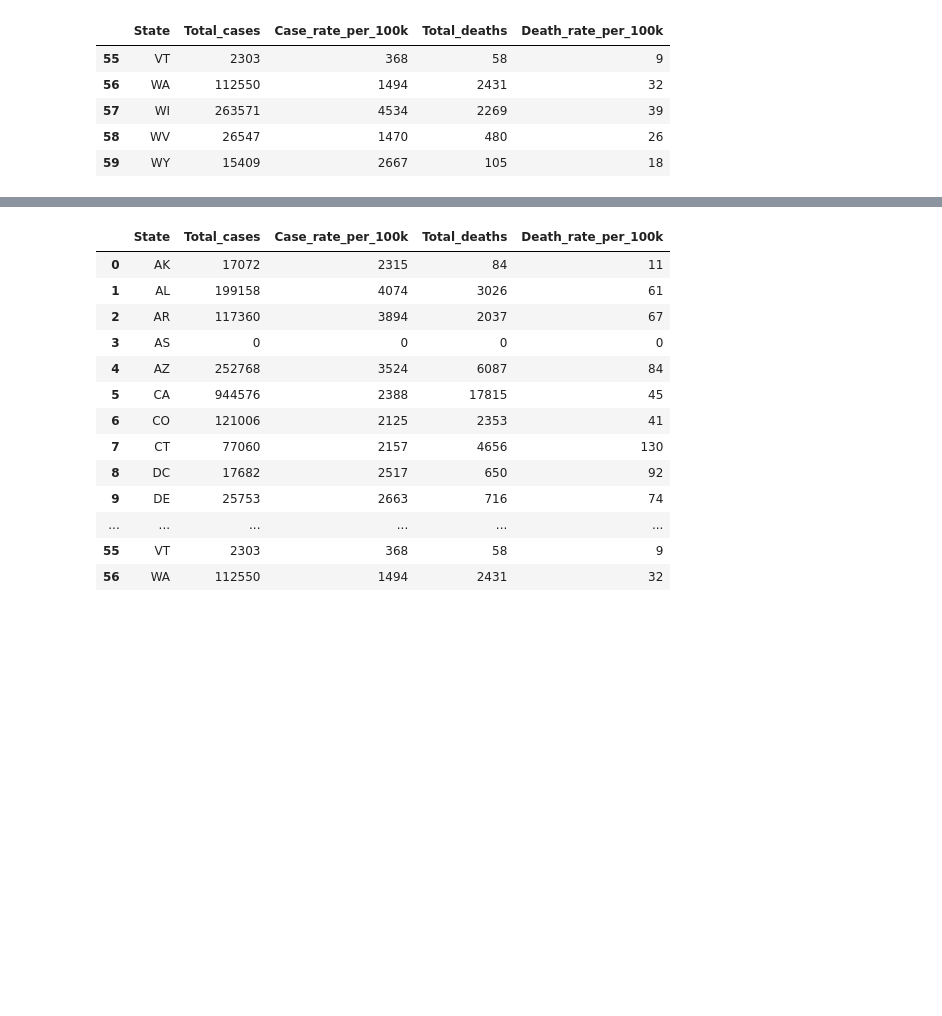
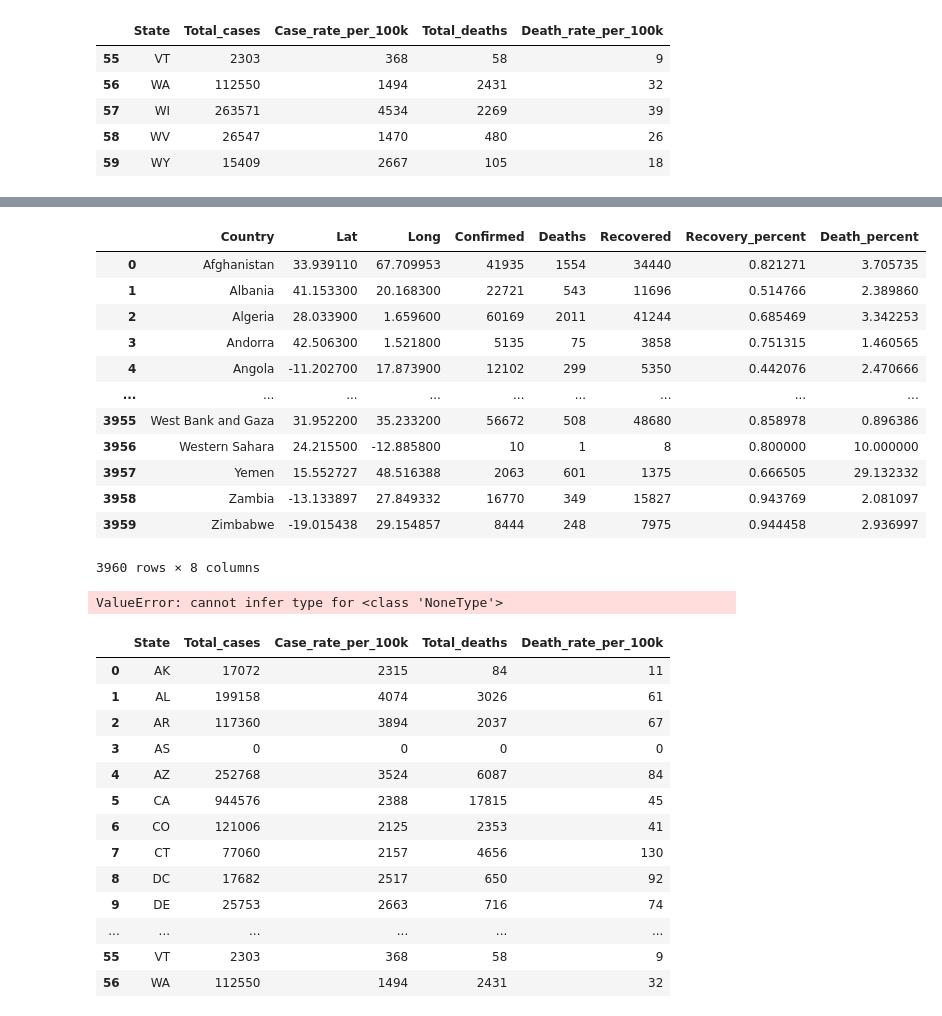
Before and after one commit to lazambrano/Project_2_COVID-19, a Jupyter notebook: analysis.ipynb, the cells around one changed output, grey strips where cells are left out. Cells and saved outputs as stored; diff of their text form; code cells hidden in the pictures; blank space fills up the shorter version.

```diff
--- a/analysis.ipynb
+++ b/analysis.ipynb
@@ -168,0 +261,5 @@ covid_stats_df.tail()
+# %%
+for index, row in us_covid_df.iterrows():
+    us_covid_df.loc[index, "State"] = us_state_abbrev[row[0]]
+
+us_covid_df.head()
@@ -168,0 +305,4 @@ covid_stats_df.tail()
+# %%
+file = "data/World_COVID-19_Stats.csv"
+world_covid_df = pd.read_csv(file)
+world_covid_df.head()
@@ -168,0 +316,3 @@ covid_stats_df.tail()
+# %%
+world_covid_df = world_covid_df[["Country_Region", "Lat", "Long_", "Confirmed", "Deaths", "Recovered", "Case-Fatality_Ratio"]]
+world_covid_df.head()
@@ -168,0 +326,5 @@ covid_stats_df.tail()
+# %%
+world_covid_df = world_covid_df.rename(columns={"Long_": "Long", "Case-Fatality_Ratio":"Death_percent", "Country_Region": "Country"})
+world_covid_df["Recovery_percent"]=world_covid_df.Recovered/world_covid_df.Confirmed
+world_covid_df = world_covid_df[["Country", "Lat", "Long", "Confirmed", "Deaths", "Recovered", "Recovery_percent", "Death_percent"]]
+world_covid_df.head()
@@ -169,8 +338,29 @@ covid_stats_df.tail()
+# %%
+for index, row in world_covid_df.iterrows():
+    if row["Country"] == "Canada":
+        world_covid_df.loc[index, "Lat"] = 56.1304
+        world_covid_df.loc[index, "Long"] = 106.3468
+world_covid_df
+# %% [output]
+|  | Country | Lat | Long | Confirmed | Deaths | Recovered | Recovery_percent | Death_percent |
+| 0 | Afghanistan | 33.939110 | 67.709953 | 41935 | 1554 | 34440 | 0.821271 | 3.705735 |
+| 1 | Albania | 41.153300 | 20.168300 | 22721 | 543 | 11696 | 0.514766 | 2.389860 |
+| 2 | Algeria | 28.033900 | 1.659600 | 60169 | 2011 | 41244 | 0.685469 | 3.342253 |
+| 3 | Andorra | 42.506300 | 1.521800 | 5135 | 75 | 3858 | 0.751315 | 1.460565 |
+| 4 | Angola | -11.202700 | 17.873900 | 12102 | 299 | 5350 | 0.442076 | 2.470666 |
+| ... | ... | ... | ... | ... | ... | ... | ... | ... |
+| 3955 | West Bank and Gaza | 31.952200 | 35.233200 | 56672 | 508 | 48680 | 0.858978 | 0.896386 |
+| 3956 | Western Sahara | 24.215500 | -12.885800 | 10 | 1 | 8 | 0.800000 | 10.000000 |
+| 3957 | Yemen | 15.552727 | 48.516388 | 2063 | 601 | 1375 | 0.666505 | 29.132332 |
+| 3958 | Zambia | -13.133897 | 27.849332 | 16770 | 349 | 15827 | 0.943769 | 2.081097 |
+| 3959 | Zimbabwe | -19.015438 | 29.154857 | 8444 | 248 | 7975 | 0.944458 | 2.936997 |
+3960 rows × 8 columns
 # %%
 engine = create_engine('sqlite:///covid.db')
 
-covid_stats_df.to_sql(name='covid_total', con=engine, if_exists='replace', index=False)
-covid_monthly_df.to_sql(name='covid_monthly_avg', con=engine, if_exists='replace', index=False)
+covid_monthly_df.to_sql(name='covid_monthly', con=engine, if_exists='replace', index=False)
+world_covid_df.to_sql(name='covid_world', con=engine, if_exists='replace', index=False)
+us_covid_combine_df.to_sql(name='covid_states', con=engine, if_exists='replace', index=False)
 #covid_monthly_df.to_sql('covid_monthly_avg', con=engine, if_exists='replace', index=False)
 
 ## testing
@@ -180,6 +370,8 @@ covid_monthly_df.to_sql(name='covid_monthly_avg', con=engine, if_exists='replace
 # pd.read_sql('select * from test', engine)
 # covid_monthly_df['date'] = covid_monthly_df['date'].astype(str)
 # covid_monthly_df.dtypes
+# %% [output]
+ValueError: cannot infer type for <class 'NoneType'>
 # %%
 pd.read_sql('select * from covid_total', engine)
 # %% [output]
```
Also changed, not shown: parts of 12 cells of this notebook, 4 other files.
